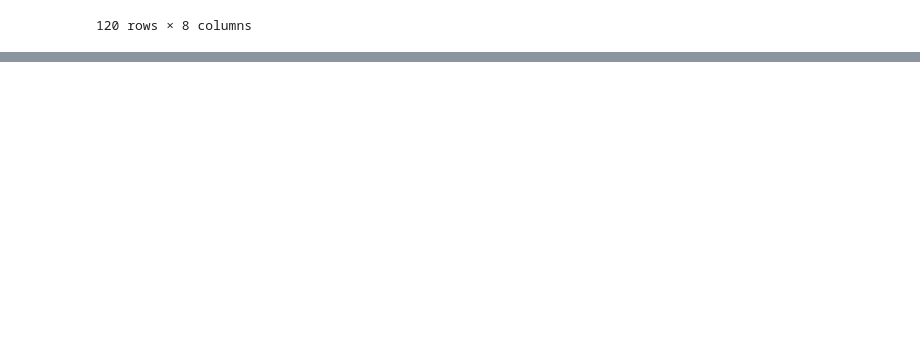
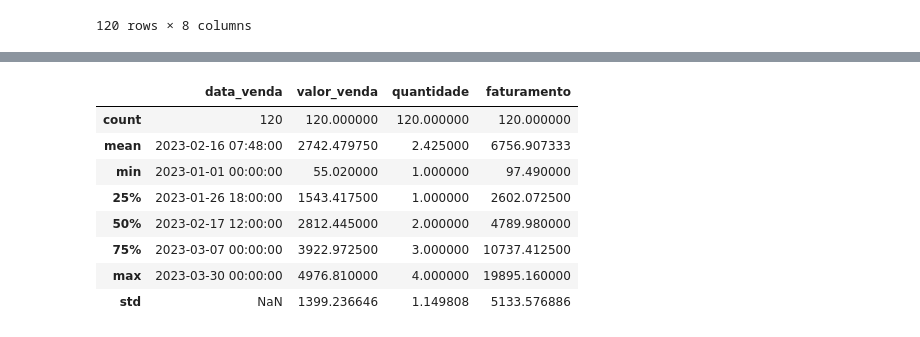
Before and after one commit to LeonardoR-Silva/Analise_ZOOP_Megastore, a Jupyter notebook: Analise_ZOOP_Megastore.ipynb, the cells around one changed output, grey strips where cells are left out. Drawn from its saved outputs; the diff is of its cells as text; code cells hidden in the pictures; blank space fills up the shorter version.

```diff
--- a/Analise_ZOOP_Megastore.ipynb
+++ b/Analise_ZOOP_Megastore.ipynb
@@ -182,0 +219,12 @@ memory usage: 8.4+ KB
+# %%
+dados_vendas.describe()
+# %% [output]
+|  | data_venda | valor_venda | quantidade | faturamento |
+| count | 120 | 120.000000 | 120.000000 | 120.000000 |
+| mean | 2023-02-16 07:48:00 | 2742.479750 | 2.425000 | 6756.907333 |
+| min | 2023-01-01 00:00:00 | 55.020000 | 1.000000 | 97.490000 |
+| 25% | 2023-01-26 18:00:00 | 1543.417500 | 1.000000 | 2602.072500 |
+| 50% | 2023-02-17 12:00:00 | 2812.445000 | 2.000000 | 4789.980000 |
+| 75% | 2023-03-07 00:00:00 | 3922.972500 | 3.000000 | 10737.412500 |
+| max | 2023-03-30 00:00:00 | 4976.810000 | 4.000000 | 19895.160000 |
+| std | NaN | 1399.236646 | 1.149808 | 5133.576886 |
```
Also changed, not shown: parts of 11 cells of this notebook.
